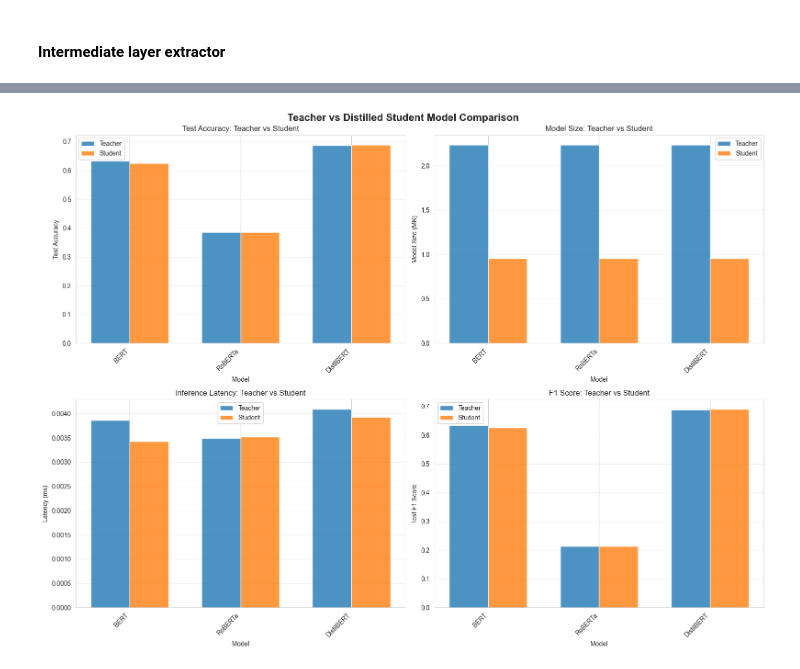
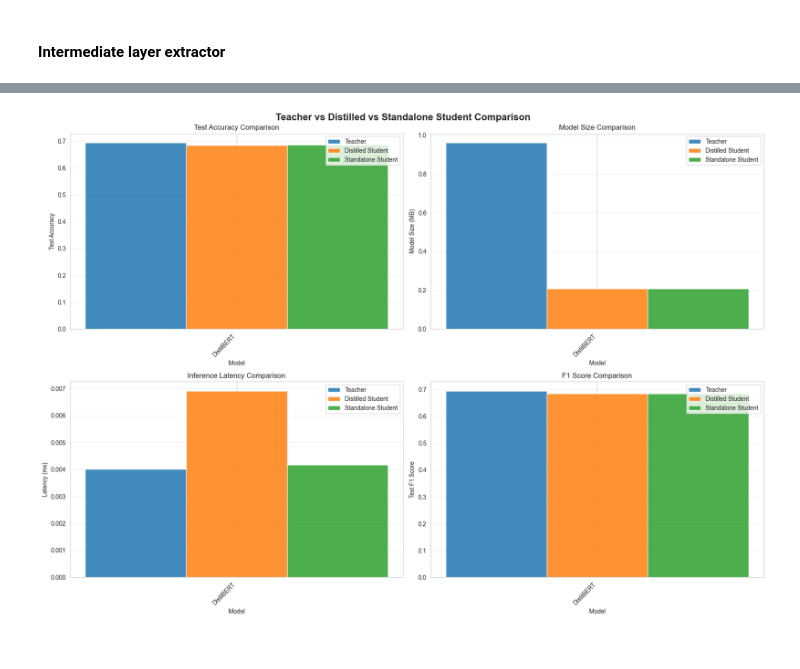
Before and after one commit to DV1712/knowledge_distillation_sentiment_classification, a Jupyter notebook: pipeline.ipynb, the cells around one changed output, grey strips where cells are left out. Saved outputs shown, nothing was run; the diff lists cells and outputs as text; code cells hidden in the pictures.

Commit message:
added multi teacher, new dataset and saving mechanism

```diff
--- a/pipeline.ipynb
+++ b/pipeline.ipynb
@@ -1178,8 +948,8 @@ def extract_teacher_intermediate_features(teacher_model, data_loader):
             # Go through the sequential layers
             for i, layer in enumerate(teacher_model.net):
                 h = layer(h)
-                # Store activations after ReLU layers (before dropout)
-                if isinstance(layer, nn.ReLU):
+                # Store activations after GELU layers (before dropout)
+                if isinstance(layer, nn.GELU):
                     intermediates.append(h.detach().cpu())
 
             if len(all_intermediates) == 0:
@@ -1312,7 +1129,7 @@ def train_distillation_epoch(student_model, loader, optimizer, distill_criterion
     return metrics
 # %%
 def eval_distillation_epoch(student_model, loader, distill_criterion):
-    """Evaluate student model with distillation loss."""
+    """Evaluate student model with distillation loss and logits KD."""
     student_model.eval()
     total_loss = 0.0
     total_task_loss = 0.0
@@ -1321,15 +1138,25 @@ def eval_distillation_epoch(student_model, loader, distill_criterion):
     all_labels = []
 
     with torch.no_grad():
-        for x_batch, y_batch, teacher_feats in loader:
+        for batch_data in loader:
+            # Handle both new format (with teacher logits) and old format (without)
+            if len(batch_data) == 4:
+                x_batch, y_batch, teacher_feats, teacher_logits = batch_data
+            else:
+                x_batch, y_batch, teacher_feats = batch_data
+                teacher_logits = None
+
             x_batch = x_batch.to(device)
             y_batch = y_batch.to(device)
             teacher_feats = [feat.to(device) for feat in teacher_feats]
+            if teacher_logits is not None:
+                teacher_logits = teacher_logits.to(device)
 
             student_logits, student_feats = student_model(x_batch, return_intermediate=True)
 
+            # Compute distillation loss (now includes logits KD if teacher_logits provided)
             loss, task_loss, distill_loss = distill_criterion(
-                student_logits, student_feats, teacher_feats, y_batch
+                student_logits, student_feats, teacher_feats, y_batch, teacher_logits=teacher_logits
             )
 
             total_loss += loss.item() * x_batch.size(0)
@@ -1733,21 +1722,23 @@ RoBERTa:
 # %%
-# Visualize Teacher vs Student Comparison
-fig, axes = plt.subplots(2, 2, figsize=(16, 12))
-fig.suptitle('Teacher vs Distilled Student Model Comparison', fontsize=16, fontweight='bold')
+# Visualize Teacher vs Distilled Student vs Standalone Student comparison
+fig, axes = plt.subplots(2, 2, figsize=(17, 12))
+fig.suptitle('Teacher vs Distilled vs Standalone Student Comparison', fontsize=16, fontweight='bold')
 
 model_names = list(final_results.keys())
 x_pos = np.arange(len(model_names))
-width = 0.35
+width = 0.25
 
 # 1. Accuracy Comparison
 teacher_accs = [final_results[m]['test_acc'] for m in model_names]
-student_accs = [distillation_results[m]['test_acc'] for m in model_names]
+distilled_accs = [distillation_results[m]['test_acc'] for m in model_names]
+standalone_accs = [standalone_results[m]['test_acc'] for m in model_names]
 
-axes[0, 0].bar(x_pos - width/2, teacher_accs, width, label='Teacher', alpha=0.8)
-axes[0, 0].bar(x_pos + width/2, student_accs, width, label='Student', alpha=0.8)
+axes[0, 0].bar(x_pos - width, teacher_accs, width, label='Teacher', alpha=0.85)
+axes[0, 0].bar(x_pos, distilled_accs, width, label='Distilled Student', alpha=0.85)
+axes[0, 0].bar(x_pos + width, standalone_accs, width, label='Standalone Student', alpha=0.85)
 axes[0, 0].set_xlabel('Model')
 axes[0, 0].set_ylabel('Test Accuracy')
-axes[0, 0].set_title('Test Accuracy: Teacher vs Student')
+axes[0, 0].set_title('Test Accuracy Comparison')
 axes[0, 0].set_xticks(x_pos)
 axes[0, 0].set_xticklabels(model_names, rotation=45, ha='right')
 axes[0, 0].legend()
@@ -1755,52 +1746,56 @@ axes[0, 0].grid(True, alpha=0.3, axis='y')
 
 # 2. Model Size Comparison
 teacher_sizes = [final_results[m]['size_mb'] for m in model_names]
-student_sizes = [distillation_results[m]['size_mb'] for m in model_names]
+distilled_sizes = [distillation_results[m]['size_mb'] for m in model_names]
+standalone_sizes = [standalone_results[m]['size_mb'] for m in model_names]
 
-axes[0, 1].bar(x_pos - width/2, teacher_sizes, width, label='Teacher', alpha=0.8)
-axes[0, 1].bar(x_pos + width/2, student_sizes, width, label='Student', alpha=0.8)
+axes[0, 1].bar(x_pos - width, teacher_sizes, width, label='Teacher', alpha=0.85)
+axes[0, 1].bar(x_pos, distilled_sizes, width, label='Distilled Student', alpha=0.85)
+axes[0, 1].bar(x_pos + width, standalone_sizes, width, label='Standalone Student', alpha=0.85)
 axes[0, 1].set_xlabel('Model')
 axes[0, 1].set_ylabel('Model Size (MB)')
-axes[0, 1].set_title('Model Size: Teacher vs Student')
+axes[0, 1].set_title('Model Size Comparison')
 axes[0, 1].set_xticks(x_pos)
 axes[0, 1].set_xticklabels(model_names, rotation=45, ha='right')
 axes[0, 1].legend()
 axes[0, 1].grid(True, alpha=0.3, axis='y')
 
 # 3. Latency Comparison
 teacher_latencies = [final_results[m]['latency_ms'] for m in model_names]
-student_latencies = [distillation_results[m]['latency_ms'] for m in model_names]
+distilled_latencies = [distillation_results[m]['latency_ms'] for m in model_names]
+standalone_latencies = [standalone_results[m]['latency_ms'] for m in model_names]
 
-axes[1, 0].bar(x_pos - width/2, teacher_latencies, width, label='Teacher', alpha=0.8)
-axes[1, 0].bar(x_pos + width/2, student_latencies, width, label='Student', alpha=0.8)
+axes[1, 0].bar(x_pos - width, teacher_latencies, width, label='Teacher', alpha=0.85)
+axes[1, 0].bar(x_pos, distilled_latencies, width, label='Distilled Student', alpha=0.85)
+axes[1, 0].bar(x_pos + width, standalone_latencies, width, label='Standalone Student', alpha=0.85)
 axes[1, 0].set_xlabel('Model')
 axes[1, 0].set_ylabel('Latency (ms)')
-axes[1, 0].set_title('Inference Latency: Teacher vs Student')
+axes[1, 0].set_title('Inference Latency Comparison')
 axes[1, 0].set_xticks(x_pos)
 axes[1, 0].set_xticklabels(model_names, rotation=45, ha='right')
 axes[1, 0].legend()
 axes[1, 0].grid(True, alpha=0.3, axis='y')
 
 # 4. F1 Score Comparison
 teacher_f1s = [final_results[m]['test_f1'] for m in model_names]
-student_f1s = [distillation_results[m]['test_f1'] for m in model_names]
+distilled_f1s = [distillation_results[m]['test_f1'] for m in model_names]
+standalone_f1s = [standalone_results[m]['test_f1'] for m in model_names]
 
-axes[1, 1].bar(x_pos - width/2, teacher_f1s, width, label='Teacher', alpha=0.8)
-axes[1, 1].bar(x_pos + width/2, student_f1s, width, label='Student', alpha=0.8)
+axes[1, 1].bar(x_pos - width, teacher_f1s, width, label='Teacher', alpha=0.85)
+axes[1, 1].bar(x_pos, distilled_f1s, width, label='Distilled Student', alpha=0.85)
+axes[1, 1].bar(x_pos + width, standalone_f1s, width, label='Standalone Student', alpha=0.85)
 axes[1, 1].set_xlabel('Model')
 axes[1, 1].set_ylabel('Test F1 Score')
-axes[1, 1].set_title('F1 Score: Teacher vs Student')
+axes[1, 1].set_title('F1 Score Comparison')
 axes[1, 1].set_xticks(x_pos)
 axes[1, 1].set_xticklabels(model_names, rotation=45, ha='right')
 axes[1, 1].legend()
 axes[1, 1].grid(True, alpha=0.3, axis='y')
 
 plt.tight_layout()
-# plt.savefig('teacher_vs_student_comparison.png', dpi=300, bbox_inches='tight')
-# print("Saved comparison plot to: teacher_vs_student_comparison.png")
 plt.show()
 # %% [output]
-[figure, old version]
+[figure, new version]
 # %%
 # Plot distillation training history for each student model
 fig, axes = plt.subplots(len(model_names), 3, figsize=(18, 5 * len(model_names)))
```
Also changed, not shown: parts of 50 cells of this notebook, 10 other files.
